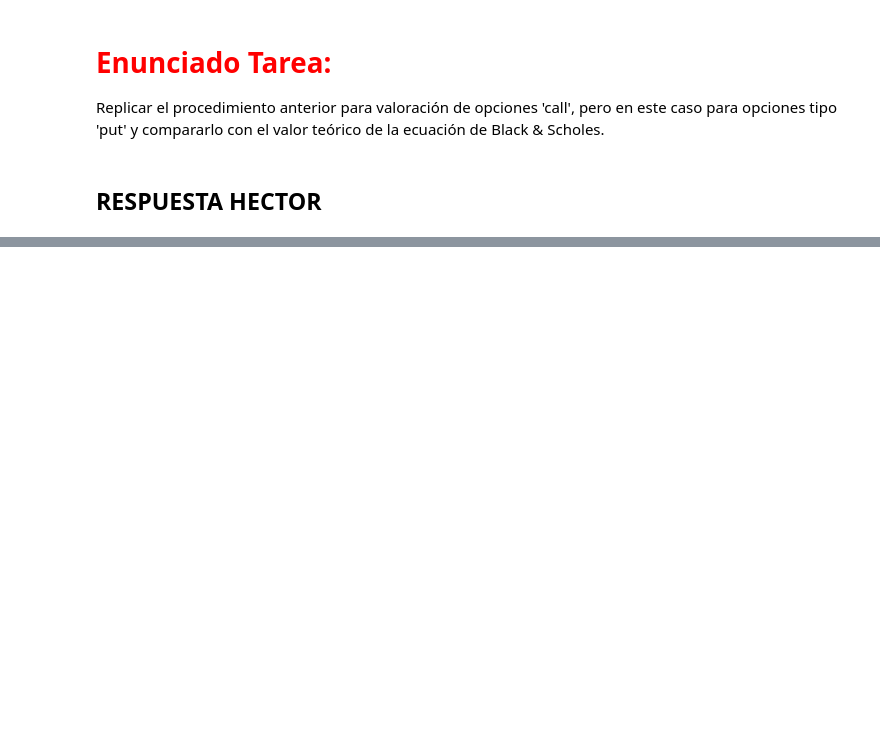
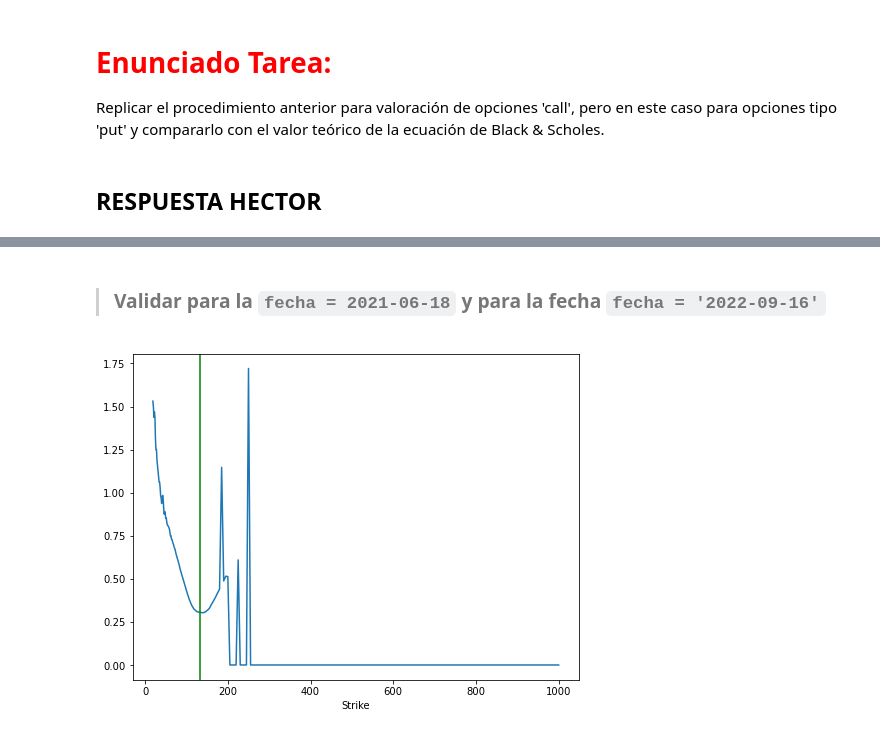
Before and after one commit to Aranzazu-R/Tarea9y10_HectorChavez_AranzazuRendon, a Jupyter notebook: Tarea9_Hector_Aranzazu.ipynb, the cells around one changed output, grey strips where cells are left out. Saved outputs shown, nothing was run; the diff lists cells and outputs as text; code cells hidden in the pictures; blank space fills up the shorter version.

```diff
--- a/Tarea9_Hector_Aranzazu.ipynb
+++ b/Tarea9_Hector_Aranzazu.ipynb
@@ -22,0 +37,4 @@ Replicar el procedimiento anterior para valoración de opciones 'call', pero en
+# %%
+aapl = web.YahooOptions('AAPL')
+aapl_opt = aapl.get_all_data().reset_index()
+aapl_opt.set_index('Expiry')
@@ -22,0 +116,6 @@ Replicar el procedimiento anterior para valoración de opciones 'call', pero en
+# %%
+fecha1 = '2021-06-18'
+fecha2 = '2022-09-16'
+put06_f1 = aapl_opt.loc[(aapl_opt.Expiry== fecha1) & (aapl_opt.Type=='put')]
+put06_f2 = aapl_opt.loc[(aapl_opt.Expiry== fecha2) & (aapl_opt.Type=='put')]
+put06_f1
@@ -22,0 +136,8 @@ Replicar el procedimiento anterior para valoración de opciones 'call', pero en
+# %% [markdown]
+> ### Validar para la `fecha = 2021-06-18` y para la fecha `fecha = '2022-09-16'`
+# %%
+# para los put de la fecha 1
+ax = put06_f1.set_index('Strike').loc[:, 'IV'].plot(figsize=(8,6))
+ax.axvline(put06_f1.Underlying_Price.iloc[0], color='g');
+# %% [output]
+[figure, added]
```
Also changed, not shown: parts of 94 cells of this notebook.
